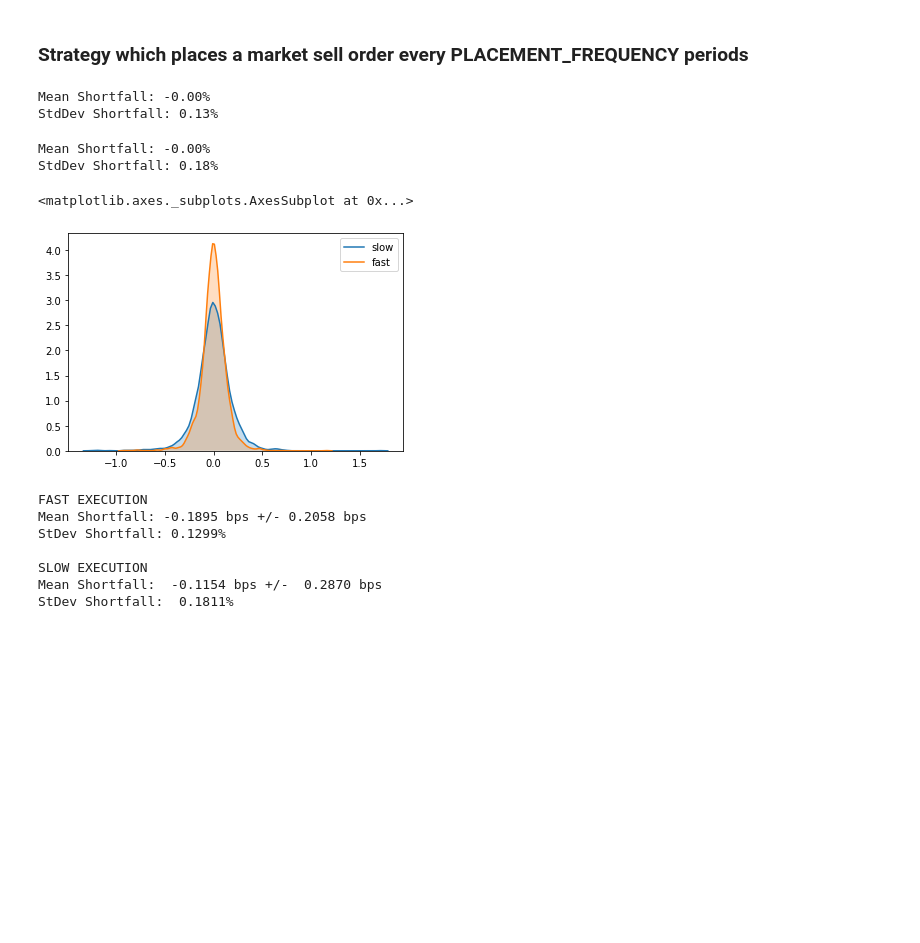
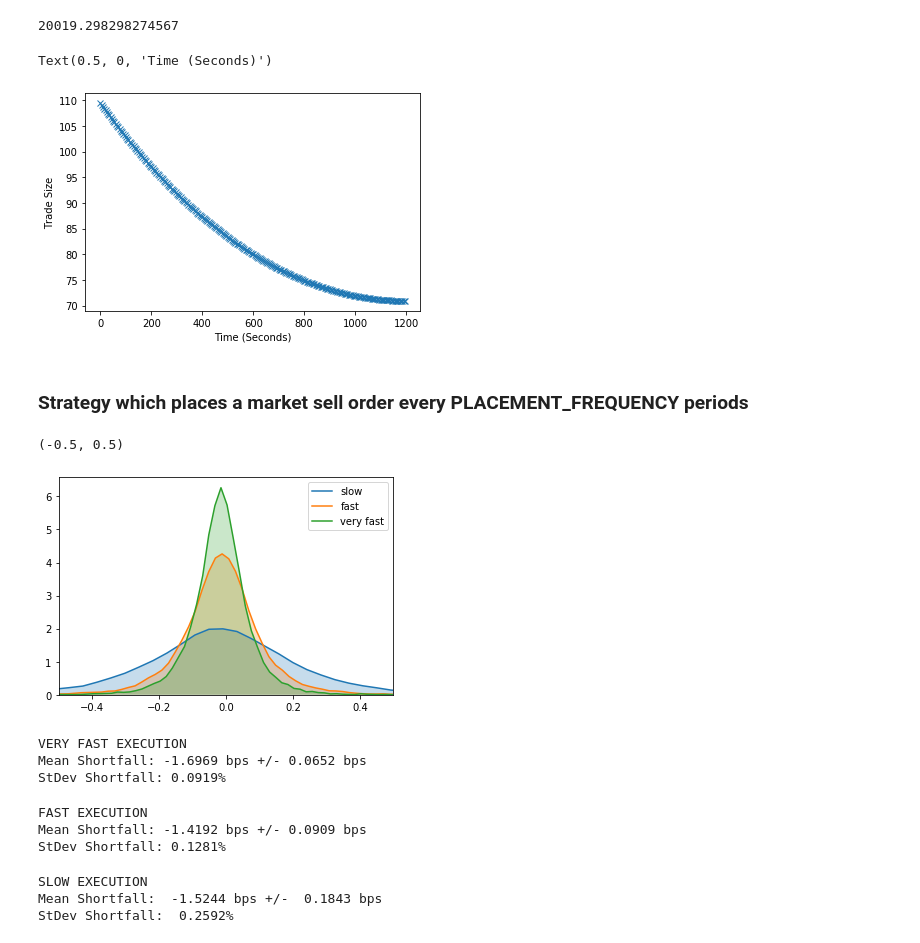
Before and after one commit to maxlamberti/optimal-order-execution, a Jupyter notebook: notebooks/Almgren_Chris_Pipeline.ipynb, the cells around one changed output. Cells and saved outputs as stored; diff of their text form; code cells hidden in the pictures; blank space fills up the shorter version.

Commit message:
syncs almgren chris notebook with local

```diff
--- a/notebooks/Almgren_Chris_Pipeline.ipynb
+++ b/notebooks/Almgren_Chris_Pipeline.ipynb
@@ -14,13 +14,17 @@ from scripts.utils.data_loading import get_data_file_paths
 # %%
 logging.getLogger().setLevel(logging.ERROR)
 # %%
-DATA_ROOT = '../data/onetick/processed_2/AAPL'
+# simualation parameters
+DATA_ROOT = '../data/onetick/processed_3/AAPL'
 IMPACT_PARAM = 10 ** 8  # large values execute against historic orders
-DURATION = 30 * 60  # in seconds
+DURATION = 20 * 60  # in seconds
 SAMPLING_FREQUENCY = 5  # in seconds, dicated by LOB data
 NUM_PERIODS = int(DURATION / SAMPLING_FREQUENCY)
-PLACEMENT_FREQUENCY = 12
-ORDER_SIZE = 200
-BREAK_PERIOD = int(NUM_PERIODS / 2)
+BREAK_PERIOD = 2 * NUM_PERIODS # int(NUM_PERIODS / 2)
+
+# almgren-chris parameters
+PLACEMENT_FREQUENCY = 6
+ORDER_SIZE = 100
+TRADE_SIZE = 20000
 # %%
 simulation_periods = get_data_file_paths(DATA_ROOT)
@@ -27,3 +48,14 @@ simulation_periods = get_data_file_paths(DATA_ROOT)
+# %%
+sum(n)
+# %% [output]
+20019.298298274567
+# %%
+plt.plot(t, n, 'x')
+plt.ylabel('Trade Size')
+plt.xlabel('Time (Seconds)')
+# %% [output]
+Text(0.5, 0, 'Time (Seconds)')
+[figure, added]
 # %% [markdown]
 ### Strategy which places a market sell order every PLACEMENT_FREQUENCY periods
 # %%
@@ -52,13 +84,14 @@ def almgren_chris(sim_data_path, order_size=ORDER_SIZE, num_periods=NUM_PERIODS,
 
             # place sell order
             if not (period % placement_frequency):
-                LOB.place_market_sell_order(100)
+                LOB.place_market_sell_order(order_size)
 
             # save data
             midprice_series.append(calc_midprice(ob))
             order_list += executed_orders
 
     except:
+
         order_list = []
         midprice_series = []
 
@@ -86,42 +119,52 @@ def calculate_shortfall(pool_results):
         shortfall_results.append(shortfall)
 
     return shortfall_results
+# %%
+shortfall_very_fast = calculate_shortfall(pool_results)
+very_fast_pool_results = pool_results
 # %%
 shortfall_fast = calculate_shortfall(pool_results)
-# %% [output]
-Mean Shortfall: -0.00%
-StdDev Shortfall: 0.13%
 # %%
 shortfall_slow = calculate_shortfall(pool_results)
+slow_pool_results = pool_results
-# %% [output]
-Mean Shortfall: -0.00%
-StdDev Shortfall: 0.18%
 # %%
 kdeplot(shortfall_slow, shade=True, label='slow')
 kdeplot(shortfall_fast, shade=True, label='fast')
+kdeplot(shortfall_very_fast, shade=True, label='very fast')
+plt.xlim((-0.5, 0.5))
 # %% [output]
-<matplotlib.axes._subplots.AxesSubplot at 0x...>
+(-0.5, 0.5)
-[figure, old version]
+[figure, new version]
+# %%
+very_fast_mean = np.mean(shortfall_very_fast)
+very_fast_std = np.std(shortfall_very_fast)
+very_fast_se = very_fast_std / np.sqrt(len(shortfall_very_fast))
+print('VERY FAST EXECUTION')
+print('Mean Shortfall: %.4f bps +/- %.4f bps' % (100 * very_fast_mean, 100 * very_fast_se))
+print('StDev Shortfall: %.4f%%' % very_fast_std)
+# %% [output]
+VERY FAST EXECUTION
+Mean Shortfall: -1.6969 bps +/- 0.0652 bps
+StDev Shortfall: 0.0919%
 # %%
 fast_mean = np.mean(shortfall_fast)
 fast_std = np.std(shortfall_fast)
 fast_se = fast_std / np.sqrt(len(shortfall_fast))
-slow_mean = np.mean(shortfall_slow)
-slow_std = np.std(shortfall_slow)
-slow_se = slow_std / np.sqrt(len(shortfall_slow))
+print('FAST EXECUTION')
+print('Mean Shortfall: %.4f bps +/- %.4f bps' % (100 * fast_mean, 100 * fast_se))
+print('StDev Shortfall: %.4f%%' % fast_std)
+# %% [output]
+FAST EXECUTION
+Mean Shortfall: -1.4192 bps +/- 0.0909 bps
+StDev Shortfall: 0.1281%
 # %%
-print('FAST EXECUTION')
-print('Mean Shortfall: %.4f bps +/- %.4f bps' % (100 * fast_mean, 100 * fast_se))
-print('StDev Shortfall: %.4f%%' % fast_std)
-print()
+slow_mean = np.mean(shortfall_slow)
+slow_std = np.std(shortfall_slow)
+slow_se = slow_std / np.sqrt(len(shortfall_slow))
 print('SLOW EXECUTION')
 print('Mean Shortfall:  %.4f bps +/-  %.4f bps' % (100 * slow_mean, 100 * slow_se))
 print('StDev Shortfall:  %.4f%%' % slow_std)
 # %% [output]
-FAST EXECUTION
-Mean Shortfall: -0.1895 bps +/- 0.2058 bps
-StDev Shortfall: 0.1299%
-
 SLOW EXECUTION
-Mean Shortfall:  -0.1154 bps +/-  0.2870 bps
-StDev Shortfall:  0.1811%
+Mean Shortfall:  -1.5244 bps +/-  0.1843 bps
+StDev Shortfall:  0.2592%
```
Also changed, not shown: parts of 5 cells of this notebook.
